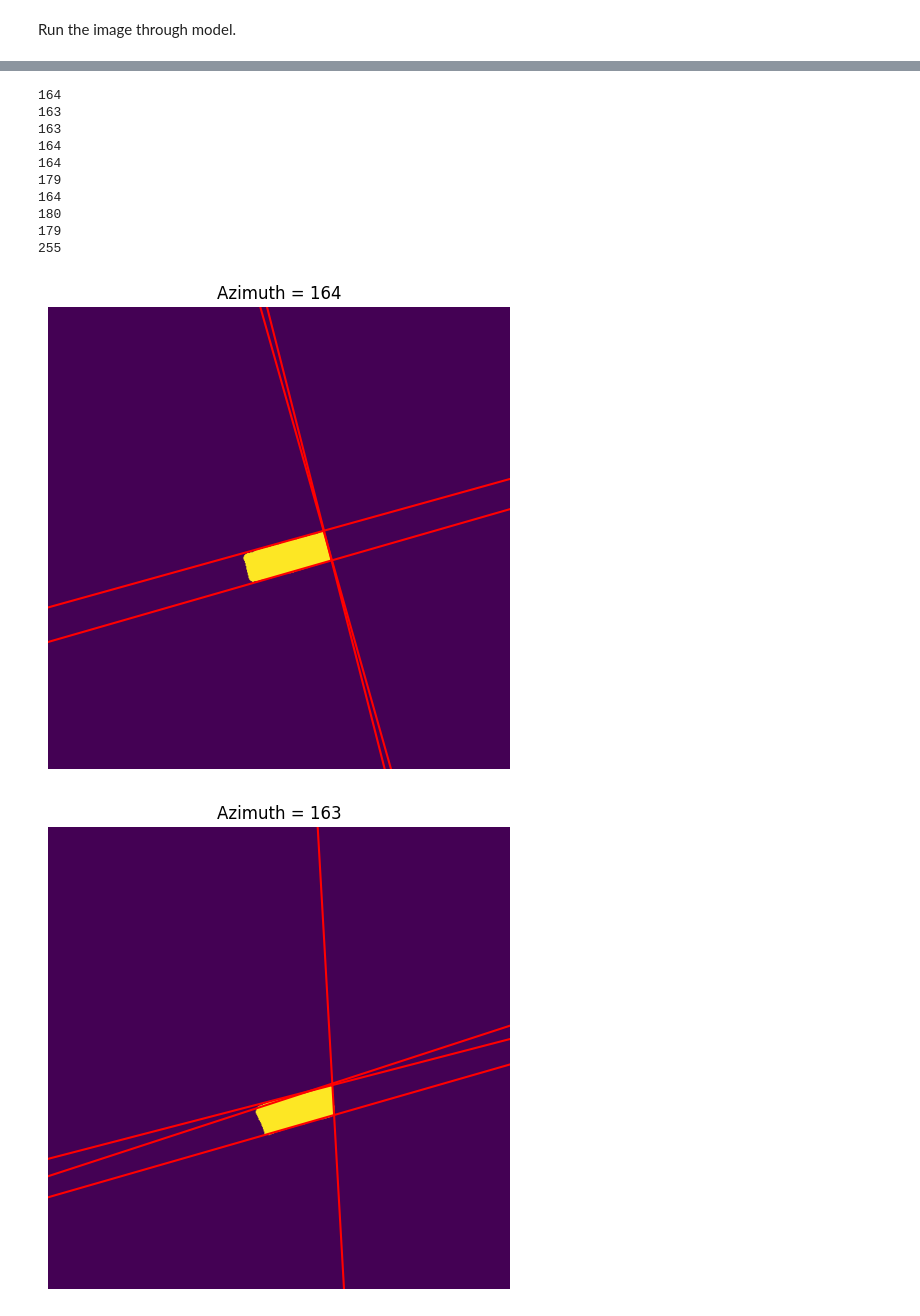
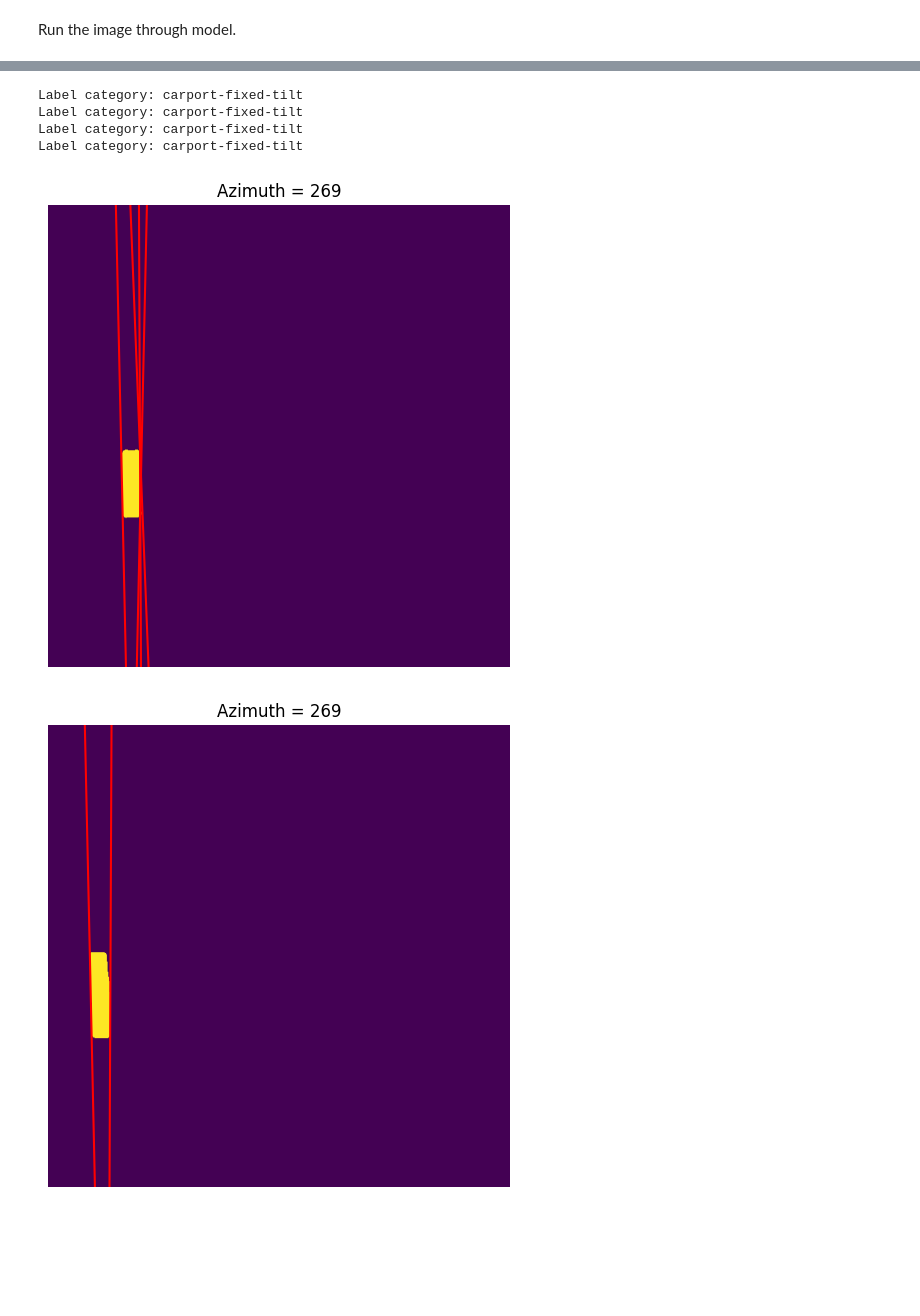
Before and after one commit to NatLabRockies/Panel-Segmentation, a Jupyter notebook: docs/examples/panel_detection/Panel_Detection_example.ipynb, the cells around one changed output, grey strips where cells are left out. Drawn from its saved outputs; the diff is of its cells as text; code cells hidden in the pictures; blank space fills up the shorter version.

```diff
--- a/docs/examples/panel_detection/Panel_Detection_example.ipynb
+++ b/docs/examples/panel_detection/Panel_Detection_example.ipynb
@@ -31,7 +36,7 @@ The following example uses the panel detection pipeline to detect solar panels i
 latitude = 39.7407
 longitude = -105.1694
 google_maps_api_key = "YOUR API KEY HERE"
-file_name = "../../../panel_segmentation/examples/Panel_Detection_Examples/sat_img_ex.png"
+file_name = "../../../panel_segmentation/examples/Panel_Detection_Examples/sat_img.png"
 # %% [markdown]
 Load in the image and declare it as a numpy array.
 # %%
@@ -44,8 +49,8 @@ plt.show()
 Read in the Panel-detection model for testing.
 # %%
 # Get hail model and checkpoint
-cfg = Config.fromfile("../../../panel_segmentation/models/hail_config.py")
-checkpoint_file = "../../../panel_segmentation/models/hail_model.pth"
+cfg = Config.fromfile("../../../panel_segmentation/models/panel_detection_config.py")
+checkpoint_file = "../../../panel_segmentation/models/panel_detection_model.pth"
 model = init_detector(cfg, device='cpu')
 checkpoint = torch.load(checkpoint_file, map_location='cpu', weights_only=False)
 model.load_state_dict(checkpoint['state_dict'])
@@ -74,30 +79,29 @@ Calculate the individual azimuth for each installation.
 # %%
+label_categories ={0: "carport-fixed-tilt",
+                   1: "ground-dual-axis-tracker",
+                   2: "ground-fixed-tilt",
+                   3: "ground-single-axis-tracker",
+                   4: "rooftop-fixed-tilt"}
+
 predictions = result._pred_instances
 masks  = predictions.masks
 labels = predictions.labels
 scores = predictions.scores
-
 idx_to_keep = np.argwhere(scores >= 0.35).tolist()[0]
 image_x_pixels, image_y_pixels = result.img_shape
 n_kept = 0
 
 for index in range(len(masks)):
     if index in idx_to_keep:
+        print(f"Label category: {label_categories[int(labels[index])]}")
         segmentation_mask = masks[index].data.cpu().numpy()
         # Apply the azimuth estimator to the mask
         azimuth = utils.detectAzimuth(segmentation_mask)
-        print(azimuth)
         utils.plotEdgeAz(segmentation_mask)
 # %% [output]
-164
-163
-163
-164
-164
-179
-164
-180
-179
-255
+Label category: carport-fixed-tilt
+Label category: carport-fixed-tilt
+Label category: carport-fixed-tilt
+Label category: carport-fixed-tilt
-[figure, old version]
+[figure, new version]
-[figure, old version]
+[figure, new version]
```
Also changed, not shown: parts of 7 cells of this notebook, 24 other files.
